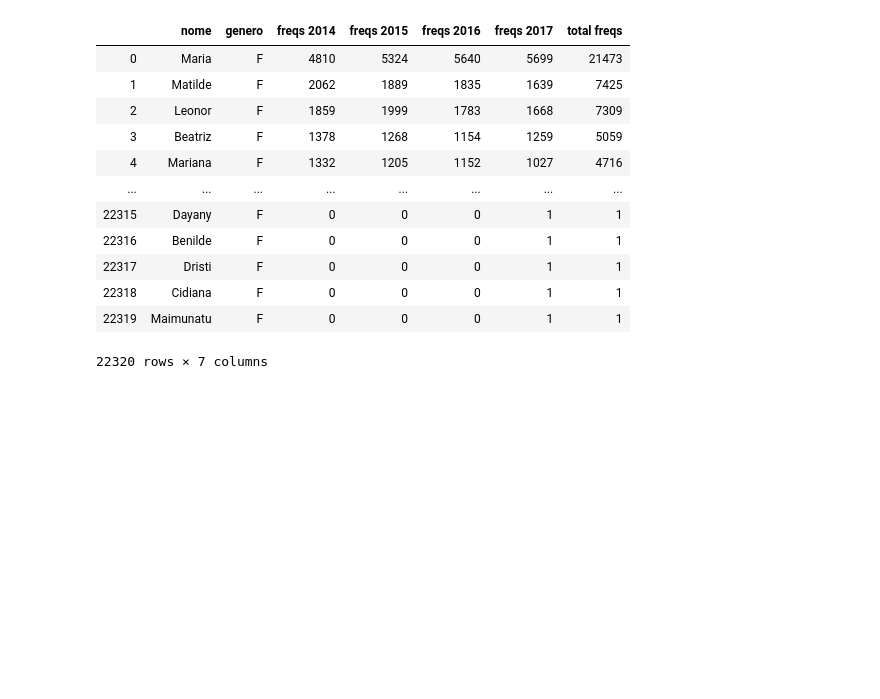
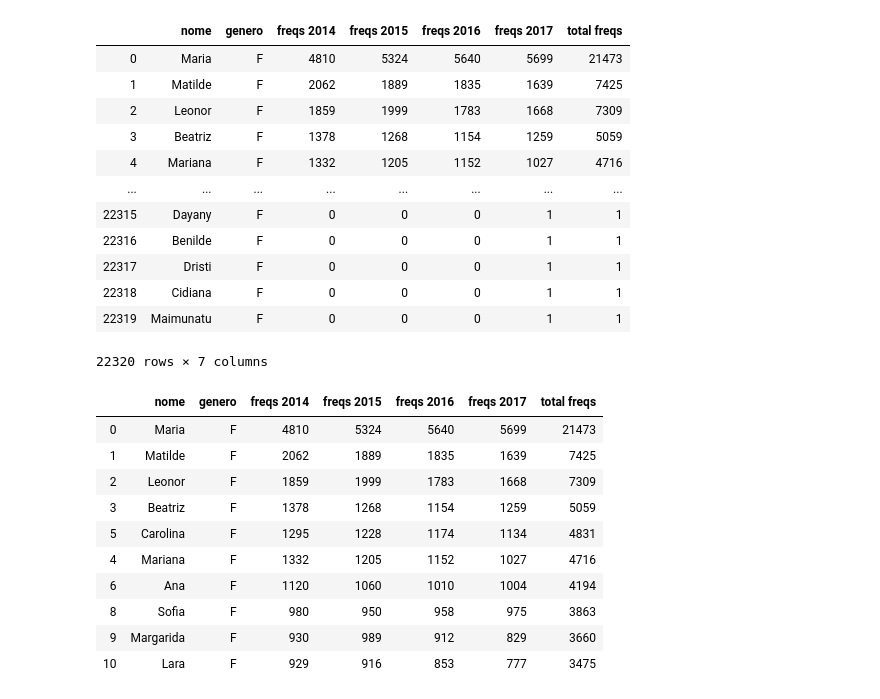
Before and after one commit to aariops/Project-Week-3-Data-Thieves, a Jupyter notebook: your-project/nomes-proprios.ipynb, the cells around one changed output. Saved outputs shown, nothing was run; the diff lists cells and outputs as text; code cells hidden in the pictures; blank space fills up the shorter version.

```diff
--- a/your-project/nomes-proprios.ipynb
+++ b/your-project/nomes-proprios.ipynb
@@ -141,3 +156,20 @@ all_together
 | 22318 | Cidiana | F | 0 | 0 | 0 | 1 | 1 |
 | 22319 | Maimunatu | F | 0 | 0 | 0 | 1 | 1 |
 22320 rows × 7 columns
+# %%
+#data visualization for freqs top 10 girls names
+top10_girls = all_together[all_together.genero.eq("F")].sort_values(by="total freqs", ascending = False)
+top10_girls = top10_girls.iloc[0:10]
+top10_girls
+# %% [output]
+|  | nome | genero | freqs 2014 | freqs 2015 | freqs 2016 | freqs 2017 | total freqs |
+| 0 | Maria | F | 4810 | 5324 | 5640 | 5699 | 21473 |
+| 1 | Matilde | F | 2062 | 1889 | 1835 | 1639 | 7425 |
+| 2 | Leonor | F | 1859 | 1999 | 1783 | 1668 | 7309 |
+| 3 | Beatriz | F | 1378 | 1268 | 1154 | 1259 | 5059 |
+| 5 | Carolina | F | 1295 | 1228 | 1174 | 1134 | 4831 |
+| 4 | Mariana | F | 1332 | 1205 | 1152 | 1027 | 4716 |
+| 6 | Ana | F | 1120 | 1060 | 1010 | 1004 | 4194 |
+| 8 | Sofia | F | 980 | 950 | 958 | 975 | 3863 |
+| 9 | Margarida | F | 930 | 989 | 912 | 829 | 3660 |
+| 10 | Lara | F | 929 | 916 | 853 | 777 | 3475 |
```
Also changed, not shown: parts of 7 cells of this notebook, 2 other files.
